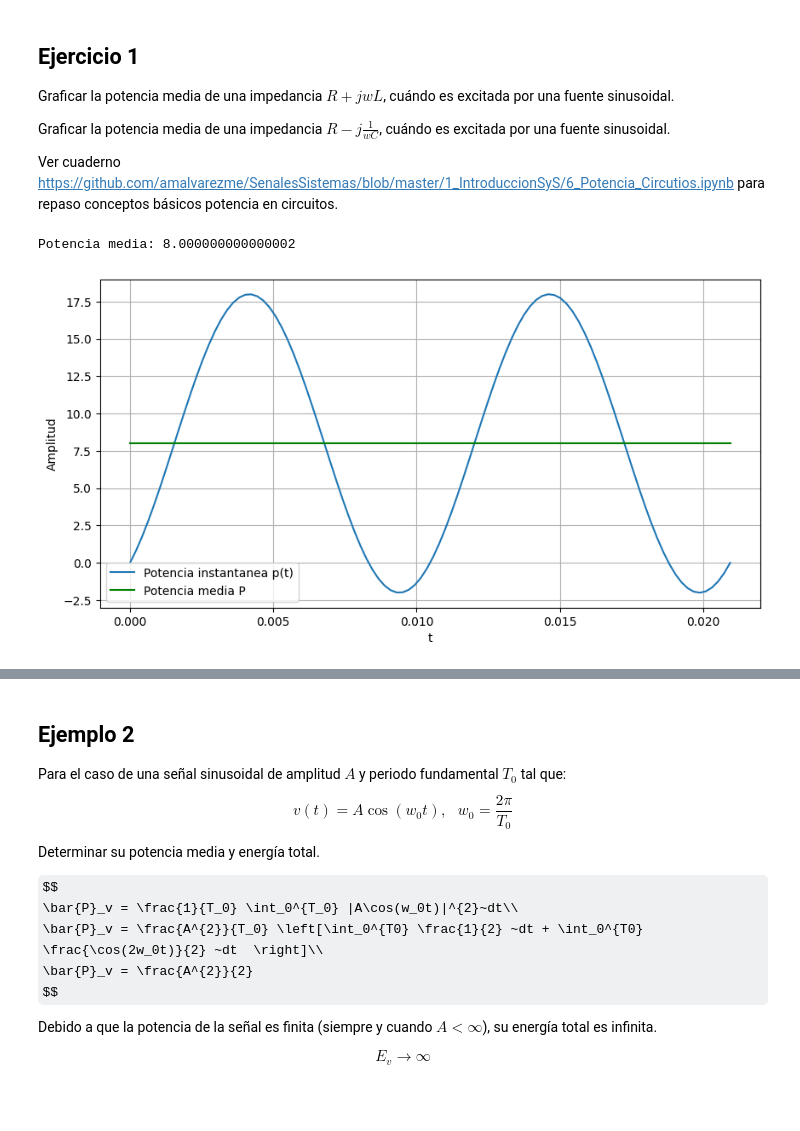
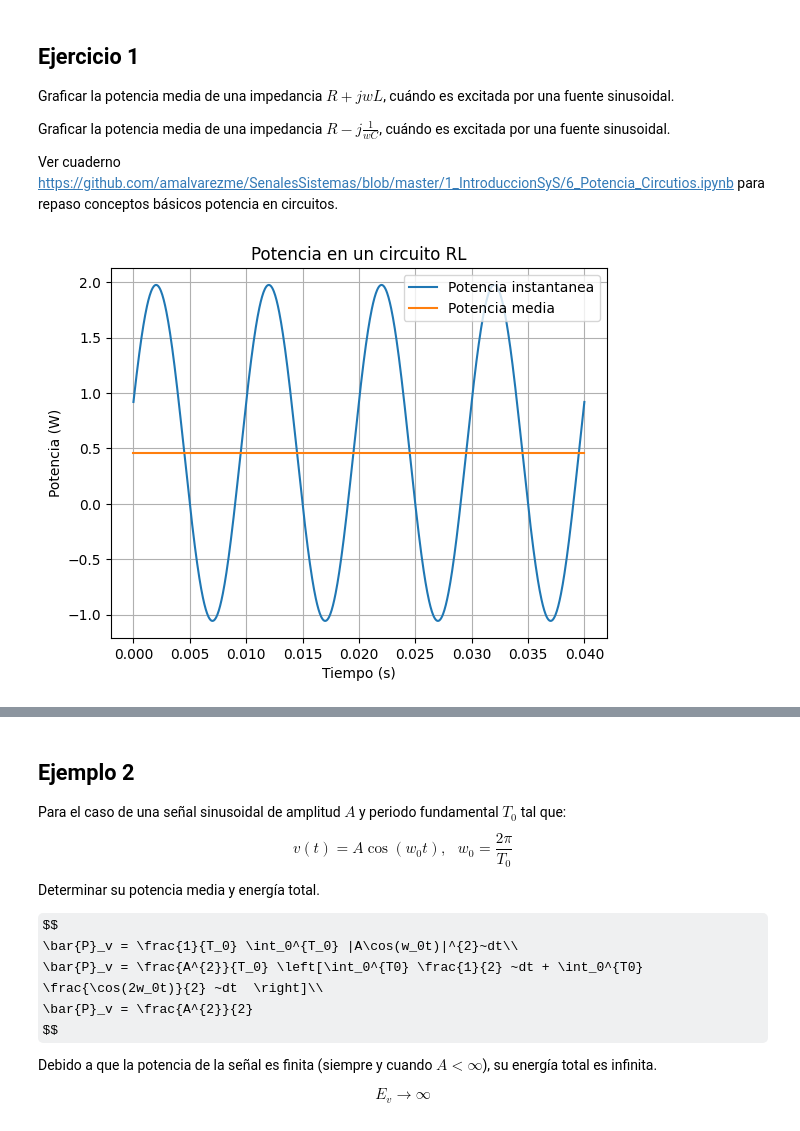
Before and after one commit to david1620301/senalesysistemas, a Jupyter notebook: Cuaderno5.ipynb, the cells around one changed output, grey strips where cells are left out. Drawn from its saved outputs; the diff is of its cells as text; code cells hidden in the pictures; some formulas as TeX source; blank space fills up the shorter version.

```diff
--- a/Cuaderno5.ipynb
+++ b/Cuaderno5.ipynb
@@ -212,36 +212,29 @@ Graficar la potencia media de una impedancia $R+jwL$, cuándo es excitada por un
 Graficar la potencia media de una impedancia $R-j\frac{1}{wC} $, cuándo es excitada por una fuente sinusoidal.
 
 Ver cuaderno [https://github.com/amalvarezme/SenalesSistemas/blob/master/1_IntroduccionSyS/6_Potencia_Circutios.ipynb](https://github.com/amalvarezme/SenalesSistemas/blob/master/1_IntroduccionSyS/6_Potencia_Circutios.ipynb) para repaso conceptos básicos potencia en circuitos.
-# %%
-import matplotlib.pyplot as plt
-import numpy as np
-w = 300
-L = 0.01
-R = 4
-Imax = 2
-T0 = 2*np.pi/w
-N = 100 #número de muestras
-
-t = np.linspace(0, T0, N)
-i = Imax*np.sin(w*t)
-
-Vmax = np.sqrt(np.square(R)+np.square(w*L))*Imax
-theta = np.arctan(w*L/R)
-
-v = Vmax*np.sin(w*t + theta)
-
-p = v*i #potencia instantanea
-P = np.trapz(p, t)/T0 #Potencia media TAMBIEN SE PUEDE RESOLVER POR SYMPY
-print("Potencia media: "+str(P))
-
-plt.figure(figsize=[10,5])
-plt.plot(t, p, label = "Potencia instantanea p(t)")
-plt.plot(t, P*np.ones(len(t)), "g", label = "Potencia media P")
-plt.xlabel('t')
-plt.ylabel('Amplitud')
-plt.grid()
-plt.legend()
-plt.show()
-# %% [output]
-Potencia media: 8.000000000000002
-[figure, removed]
+# %%
+import numpy as np
+import matplotlib.pyplot as plt
+R = 10
+L = 0.1
+f = 50
+Vm = 10
+w = 2 * np.pi * f
+Z = R + 1j * w * L
+Im = Vm / np.abs(Z)
+phi = -np.angle(Z)
+t = np.linspace(0, 0.04, 1000)
+v = Vm * np.cos(w * t)
+i = Im * np.cos(w * t + phi)
+p = v * i
+Pavg = np.mean(p)
+plt.plot(t, p, label='Potencia instantanea')
+plt.plot(t, [Pavg] * len(t), label='Potencia media')
+plt.xlabel('Tiempo (s)')
+plt.ylabel('Potencia (W)')
+plt.title('Potencia en un circuito RL')
+plt.legend()
+plt.grid(True)
+plt.show()
+# %% [output]
+[figure, added]
```
Also changed, not shown: parts of 6 cells of this notebook.
